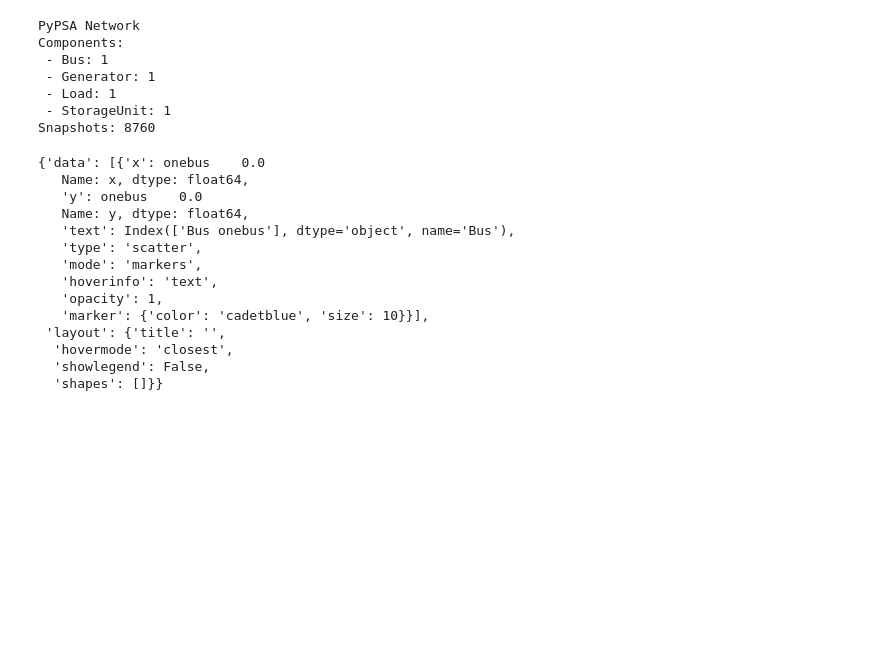
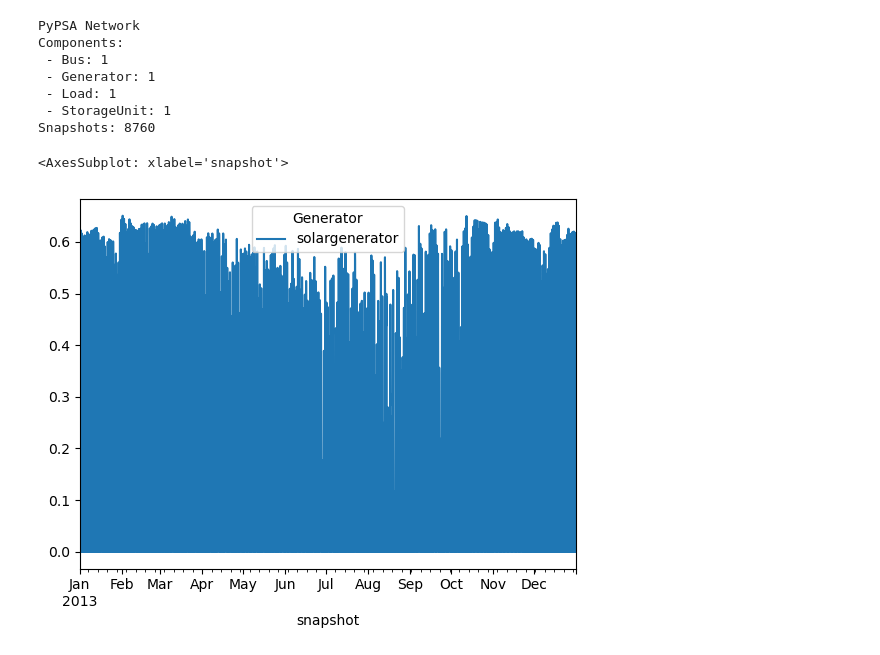
Before and after one commit to DeniseGiub/pypsa-distribution, a Jupyter notebook: Add_electricity_local.ipynb, the cells around one changed output. Drawn from its saved outputs; the diff is of its cells as text; code cells hidden in the pictures; blank space fills up the shorter version.

Commit message:
Generation and load plots

```diff
--- a/Add_electricity_local.ipynb
+++ b/Add_electricity_local.ipynb
@@ -137,20 +90,9 @@ Components:
  - Load: 1
  - StorageUnit: 1
 Snapshots: 8760
-# %%
-n.iplot()
-# %% [output]
-{'data': [{'x': onebus    0.0
-   Name: x, dtype: float64,
-   'y': onebus    0.0
-   Name: y, dtype: float64,
-   'text': Index(['Bus onebus'], dtype='object', name='Bus'),
-   'type': 'scatter',
-   'mode': 'markers',
-   'hoverinfo': 'text',
-   'opacity': 1,
-   'marker': {'color': 'cadetblue', 'size': 10}}],
- 'layout': {'title': '',
-  'hovermode': 'closest',
-  'showlegend': False,
-  'shapes': []}}
+# %%
+#Plotting the generation
+n.generators_t.p_max_pu.plot()
+# %% [output]
+<AxesSubplot: xlabel='snapshot'>
+[figure, added]
```
Also changed, not shown: parts of 11 cells of this notebook.
